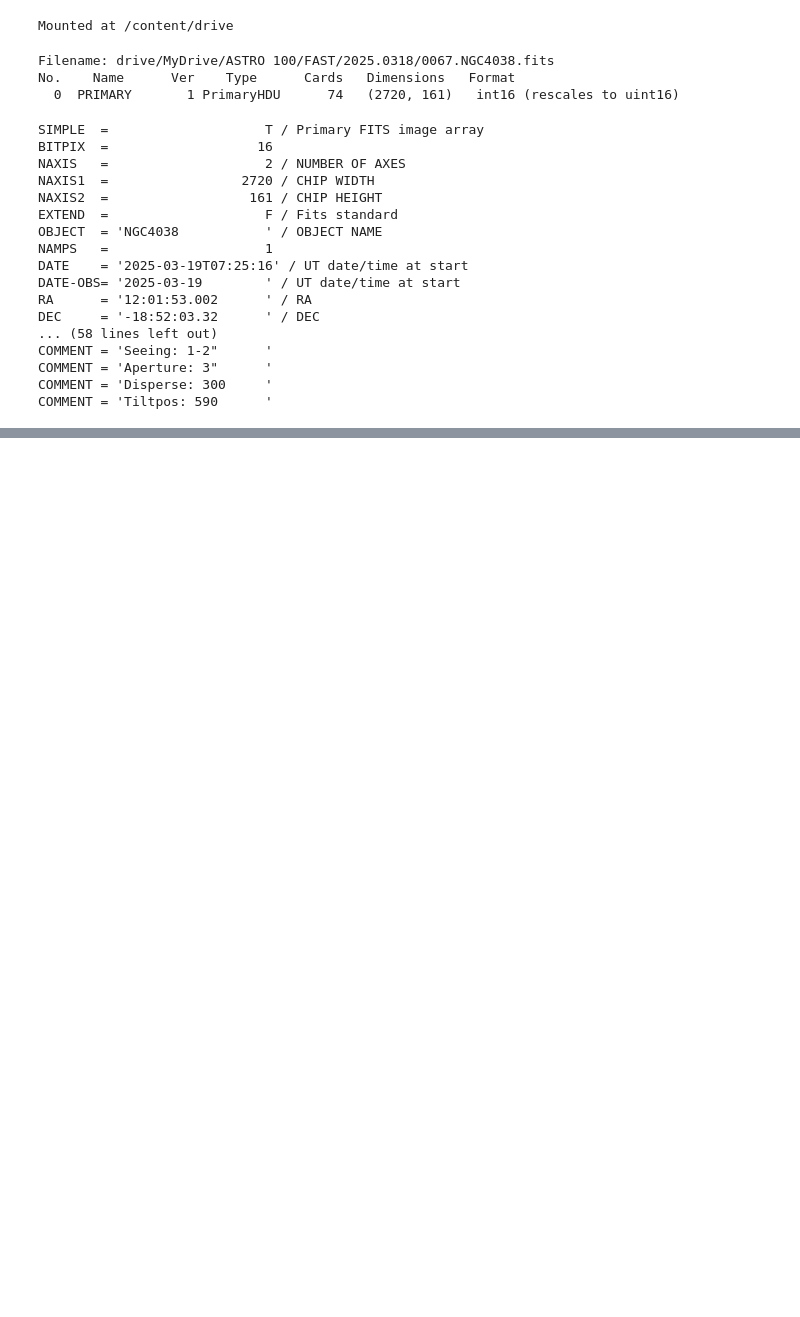
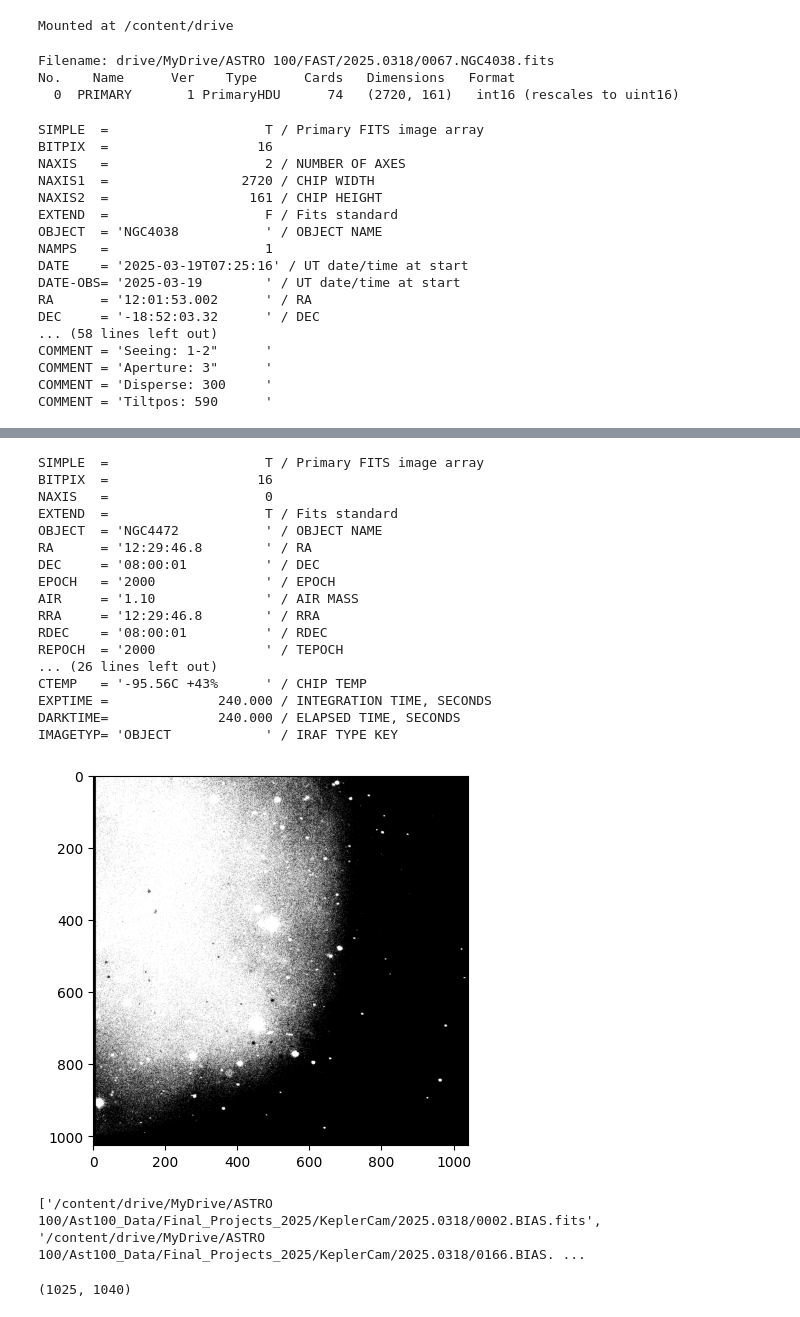
Before and after one commit to jennake/Astro100-Final-Project, a Jupyter notebook: Final_Project.ipynb, the cells around one changed output, grey strips where cells are left out. Drawn from its saved outputs; the diff is of its cells as text; code cells hidden in the pictures; blank space fills up the shorter version.

```diff
--- a/Final_Project.ipynb
+++ b/Final_Project.ipynb
@@ -148,0 +78,38 @@ NameError: name 'median' is not defined
+# %%
+dir2 = 'drive/MyDrive/ASTRO 100/KeplerCam/2025.0318'
+science_kep = glob.glob(dir2+"/0086.NGC4472.fits")
+
+#science_V = glob.glob(dir+"/0036.M67.fits")
+science_fits = fits.getdata(science_kep[0])
+plt.imshow(science_fits, cmap="grey", vmax=np.percentile(science_fits,70), vmin=np.percentile(science_fits,50))
+
+fits.getheader(science_kep[0])
+# %% [output]
+SIMPLE  =                    T / Primary FITS image array
+BITPIX  =                   16
+NAXIS   =                    0
+EXTEND  =                    T / Fits standard
+OBJECT  = 'NGC4472           ' / OBJECT NAME
+RA      = '12:29:46.8        ' / RA
+DEC     = '08:00:01          ' / DEC
+EPOCH   = '2000              ' / EPOCH
+AIR     = '1.10              ' / AIR MASS
+RRA     = '12:29:46.8        ' / RRA
+RDEC    = '08:00:01          ' / RDEC
+REPOCH  = '2000              ' / TEPOCH
+... (26 lines left out)
+CTEMP   = '-95.56C +43%      ' / CHIP TEMP
+EXPTIME =              240.000 / INTEGRATION TIME, SECONDS
+DARKTIME=              240.000 / ELAPSED TIME, SECONDS
+IMAGETYP= 'OBJECT            ' / IRAF TYPE KEY
+[figure, added]
+# %%
+dir3 = '/content/drive/MyDrive/ASTRO 100/Ast100_Data/Final_Projects_2025/KeplerCam/2025.0318/'
+bias_list = glob.glob(dir3+"/*BIAS.fits")
+print(bias_list)
+# %% [output]
+['/content/drive/MyDrive/ASTRO 100/Ast100_Data/Final_Projects_2025/KeplerCam/2025.0318/0002.BIAS.fits', '/content/drive/MyDrive/ASTRO 100/Ast100_Data/Final_Projects_2025/KeplerCam/2025.0318/0166.BIAS. ...
+# %%
+/content/drive/MyDrive/ASTRO 100/Ast100_Data/Final_Projects_2025/KeplerCam/2025.0318/0002.BIAS.fits
+# %% [output]
+(1025, 1040)
```
Also changed, not shown: parts of 7 cells of this notebook.
